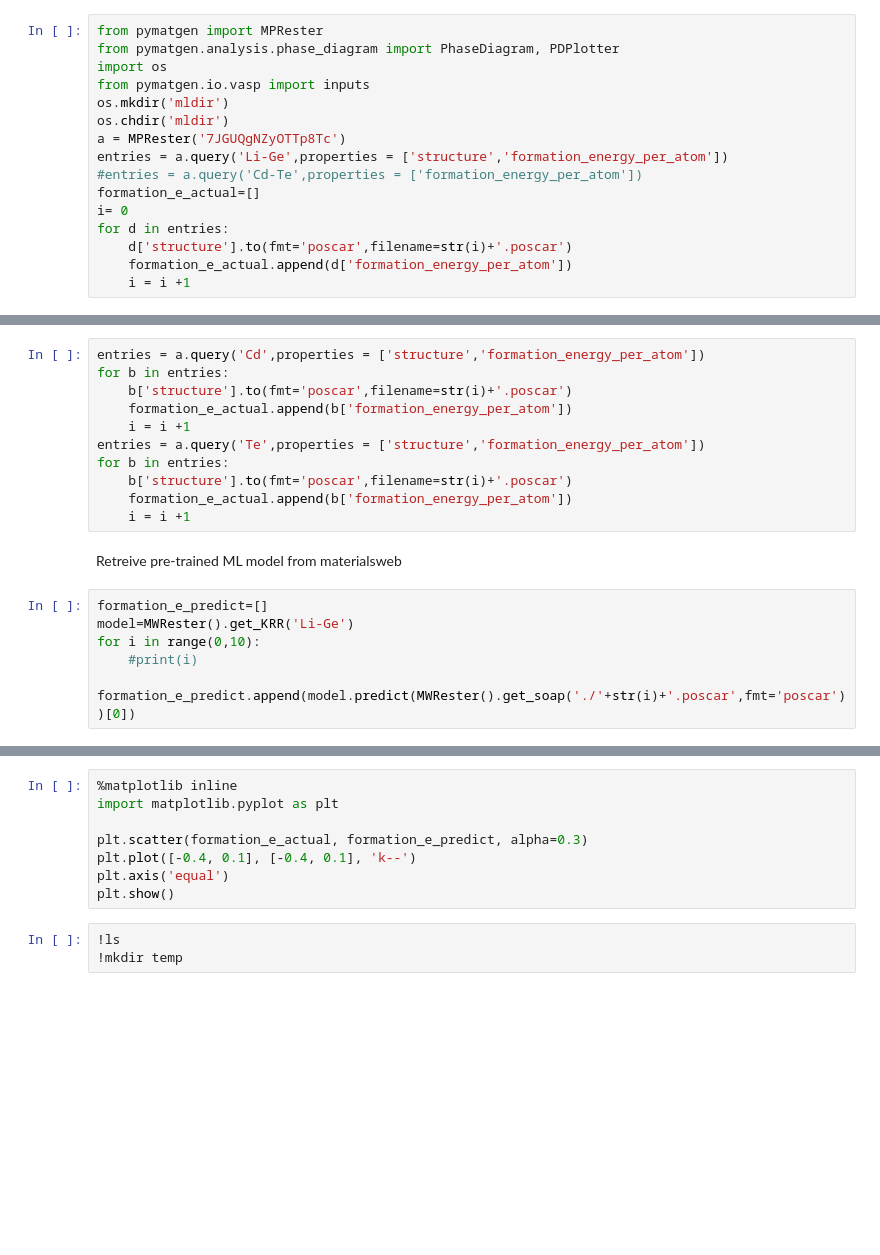
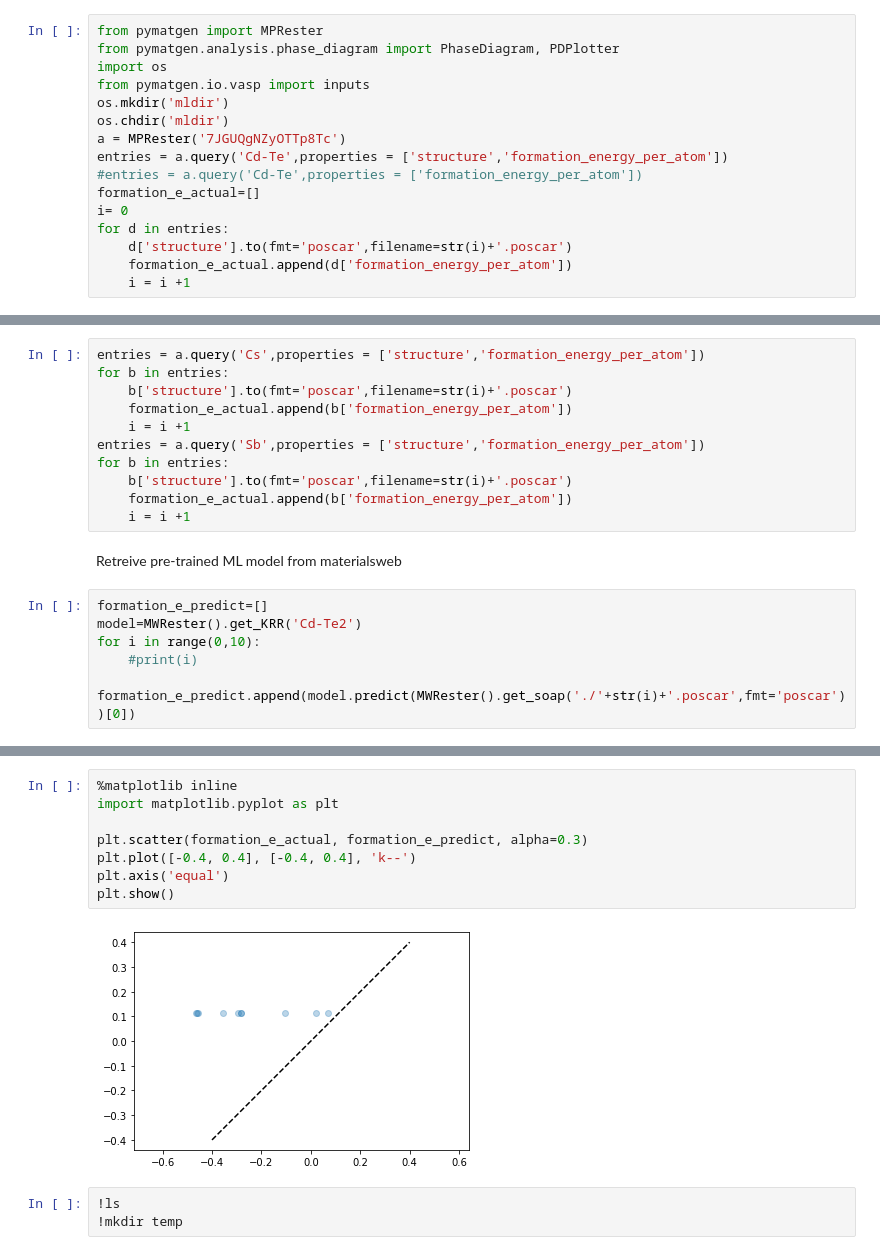
Before and after one commit to JasonGibsonUfl/quantumML, a Jupyter notebook: tutorial.ipynb, the cells around one changed output, grey strips where cells are left out. Saved outputs shown, nothing was run; the diff lists cells and outputs as text; blank space fills up the shorter version.

```diff
--- a/tutorial.ipynb
+++ b/tutorial.ipynb
@@ -124,7 +114,7 @@ from pymatgen.io.vasp import inputs
 os.mkdir('mldir')
 os.chdir('mldir')
 a = MPRester('7JGUQgNZyOTTp8Tc')
-entries = a.query('Li-Ge',properties = ['structure','formation_energy_per_atom'])
+entries = a.query('Cd-Te',properties = ['structure','formation_energy_per_atom'])
 #entries = a.query('Cd-Te',properties = ['formation_energy_per_atom'])
 formation_e_actual=[]
 i= 0
@@ -135,10 +127,10 @@ for d in entries:
 # %%
-entries = a.query('Cd',properties = ['structure','formation_energy_per_atom'])
+entries = a.query('Cs',properties = ['structure','formation_energy_per_atom'])
 for b in entries:
     b['structure'].to(fmt='poscar',filename=str(i)+'.poscar')
     formation_e_actual.append(b['formation_energy_per_atom'])
     i = i +1
-entries = a.query('Te',properties = ['structure','formation_energy_per_atom'])
+entries = a.query('Sb',properties = ['structure','formation_energy_per_atom'])
 for b in entries:
     b['structure'].to(fmt='poscar',filename=str(i)+'.poscar')
     formation_e_actual.append(b['formation_energy_per_atom'])
@@ -147,7 +139,7 @@ for b in entries:
 Retreive pre-trained ML model from materialsweb
 # %%
 formation_e_predict=[]
-model=MWRester().get_KRR('Li-Ge')
+model=MWRester().get_KRR('Cd-Te2')
 for i in range(0,10):
     #print(i)
     formation_e_predict.append(model.predict(MWRester().get_soap('./'+str(i)+'.poscar',fmt='poscar'))[0])
@@ -154,11 +153,13 @@ for i in range(0,10):
 # %%
 %matplotlib inline
 import matplotlib.pyplot as plt
 
 plt.scatter(formation_e_actual, formation_e_predict, alpha=0.3)
-plt.plot([-0.4, 0.1], [-0.4, 0.1], 'k--')
+plt.plot([-0.4, 0.4], [-0.4, 0.4], 'k--')
 plt.axis('equal')
 plt.show()
+# %% [output]
+[figure, added]
 # %%
 !ls
 !mkdir temp
```
Also changed, not shown: parts of 10 cells of this notebook, 26 other files.
